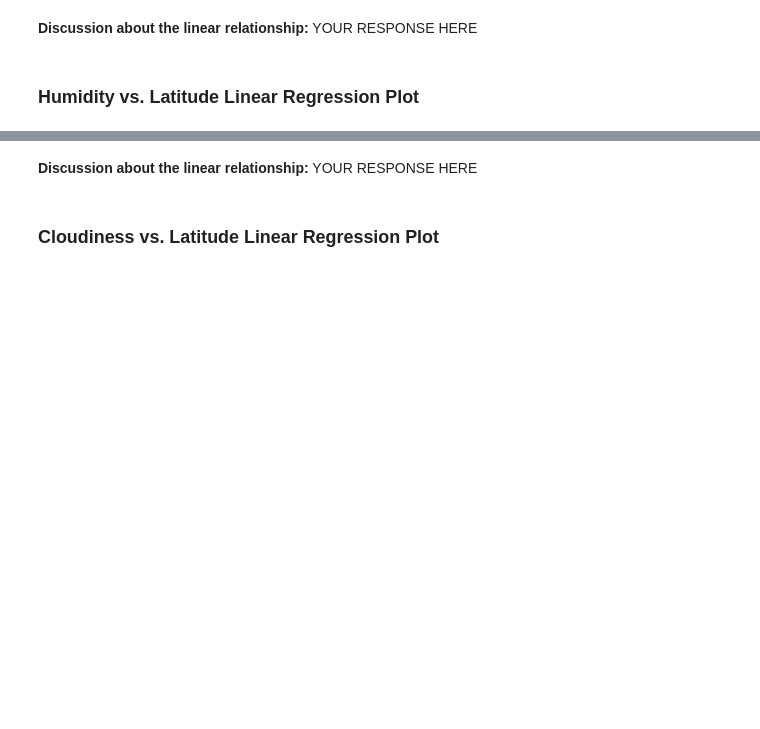
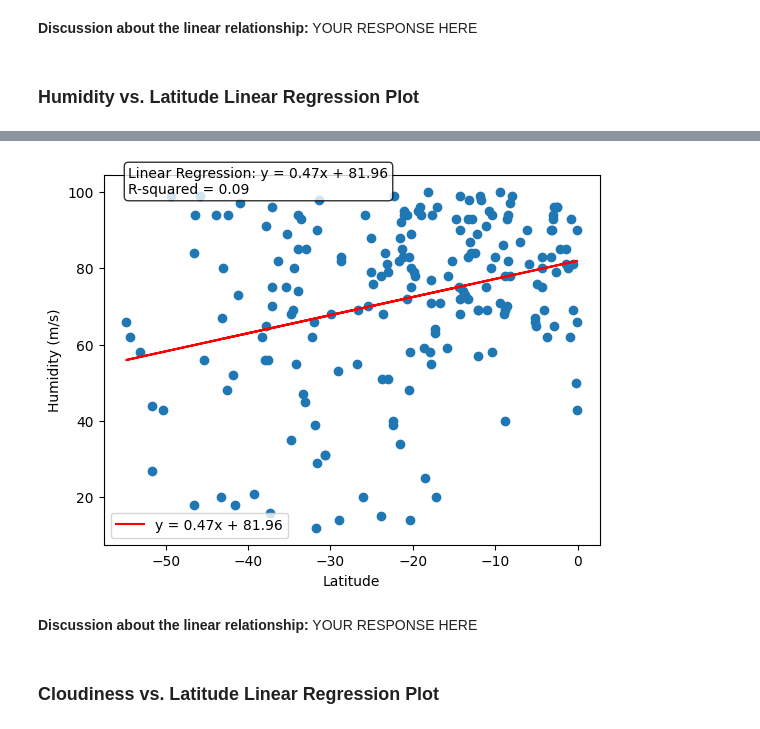
Before and after one commit to qstibbins/python-api-challenge, a Jupyter notebook: WeatherPy.ipynb, the cells around one changed output, grey strips where cells are left out. Cells and saved outputs as stored; diff of their text form; code cells hidden in the pictures; blank space fills up the shorter version.

```diff
--- a/WeatherPy.ipynb
+++ b/WeatherPy.ipynb
@@ -411,3 +357,11 @@ The r^2-value is: 0.16622864281078029
+# %%
+# Southern Hemisphere
+south_humidity = southern_hemi_df['Humidity']
+plot_linear_regression(south_latitude, south_humidity, 'Humidity')
+
+plt.show()
+# %% [output]
+[figure, added]
 # %% [markdown]
 **Discussion about the linear relationship:** YOUR RESPONSE HERE
 # %% [markdown]
```
Also changed, not shown: parts of 28 cells of this notebook, 6 other files.
